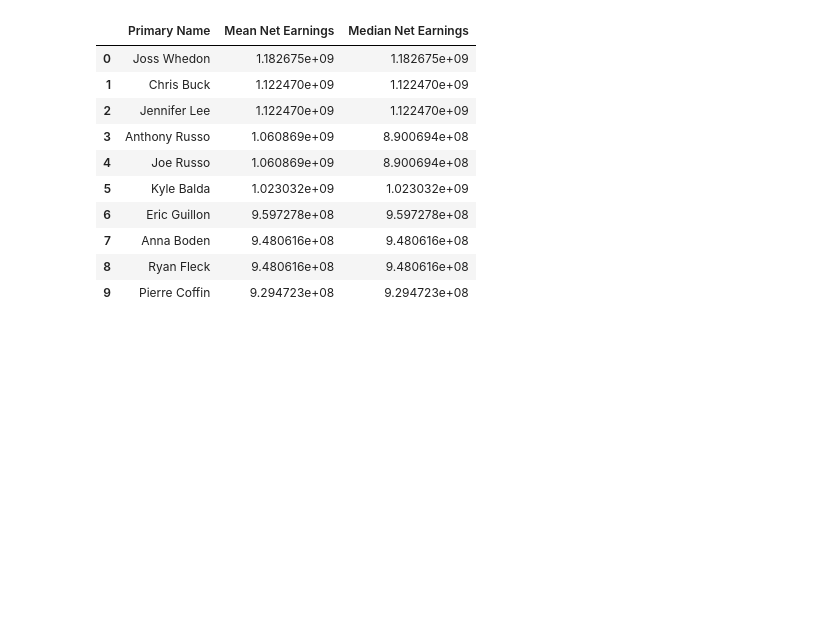
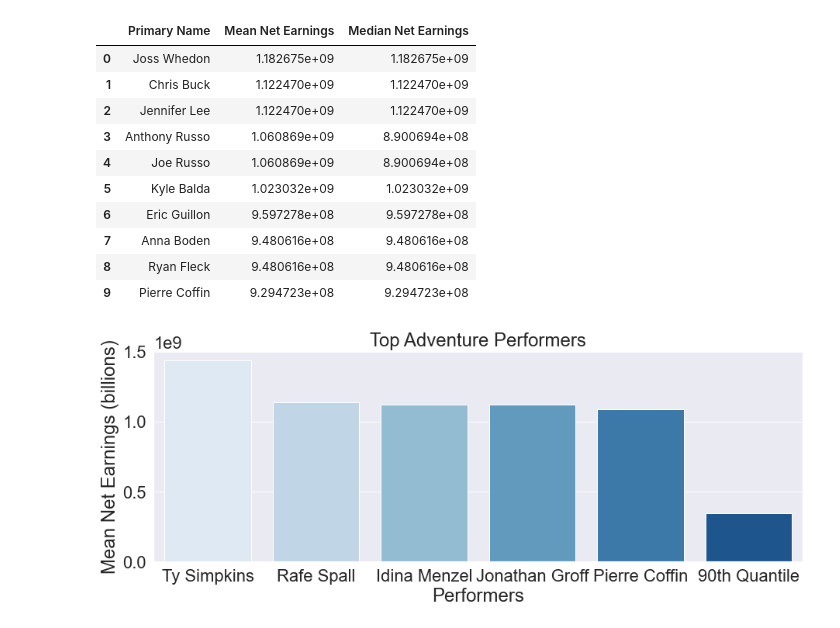
Before and after one commit to RH3421/Project-1-Microsoft-Makes-a-Movie, a Jupyter notebook: MainDF.ipynb, the cells around one changed output. Cells and saved outputs as stored; diff of their text form; code cells hidden in the pictures; blank space fills up the shorter version.

Commit message:
Visual for Top Performers

```diff
--- a/MainDF.ipynb
+++ b/MainDF.ipynb
@@ -512,3 +512,19 @@ top10_dir
 | 7 | Anna Boden | 9.480616e+08 | 9.480616e+08 |
 | 8 | Ryan Fleck | 9.480616e+08 | 9.480616e+08 |
 | 9 | Pierre Coffin | 9.294723e+08 | 9.294723e+08 |
+# %%
+# Visuals for people
+topactnames = list(indact_fin['Primary Name'][0:5])
+topactearn = list(indact_fin['Mean Net Earnings'][0:5])
+
+# Create 90th quantile for comparison
+ninetyearn = indact_fin['Mean Net Earnings'].quantile(.9).mean()
+topactearn.append(ninetyearn)
+topactnames.append("90th Quantile")
+
+ax = sns.barplot(x=topactnames, y=topactearn, palette ="Blues")
+sns.set(rc = {'figure.figsize':(15,5)})
+sns.set(font_scale = 2)
+ax.set(xlabel='Performers', ylabel='Mean Net Earnings (billions)', title='Top Adventure Performers');
+# %% [output]
+[figure, added]
```
Also changed, not shown: parts of 1 cell of this notebook, 1 other file.
